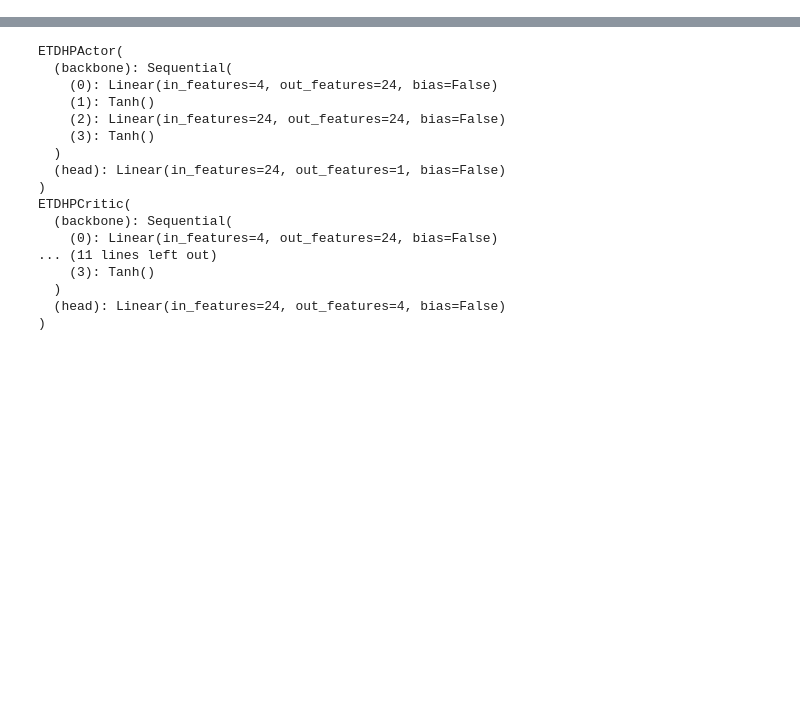
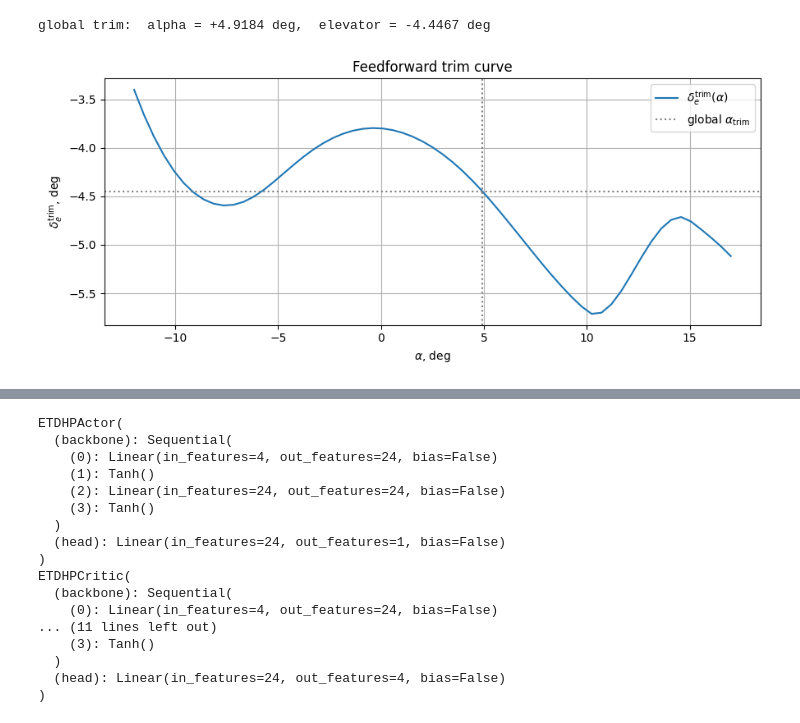
Before and after one commit to TensorAeroSpace/TensorAeroSpace, a Jupyter notebook: example/reinforcement_learning/example_etdhp_nonlinear_f16.ipynb, the cells around one changed output, grey strips where cells are left out. Cells and saved outputs as stored; diff of their text form; code cells hidden in the pictures; blank space fills up the shorter version.

```diff
--- a/example/reinforcement_learning/example_etdhp_nonlinear_f16.ipynb
+++ b/example/reinforcement_learning/example_etdhp_nonlinear_f16.ipynb
@@ -128,0 +58,43 @@ We drive the plant with a small multi-sine excitation around trim and record tup
+# %%
+params = default_parameters()
+
+def trim_residual(z):
+    alpha, stab = z
+    x = np.array([alpha, 0.0, stab, 0.0])
+    return list(f16_ode_long(x, np.array([stab]), 0.0, params)[:2])
+
+sol, _info, ier, msg = fsolve(
+    trim_residual, x0=[math.radians(2.0), math.radians(-2.0)], full_output=True
+)
+assert ier == 1, f'trim search failed: {msg}'
+alpha_trim_rad, stab_trim_rad = float(sol[0]), float(sol[1])
+alpha_trim_deg = math.degrees(alpha_trim_rad)
+stab_trim_deg = math.degrees(stab_trim_rad)
+print(f'global trim:  alpha = {alpha_trim_deg:+.4f} deg,  elevator = {stab_trim_deg:+.4f} deg')
+# %% [output]
+global trim:  alpha = +4.9184 deg,  elevator = -4.4467 deg
+# %%
+def stab_for_alpha(alpha_rad: float) -> float:
+    """Elevator deflection (rad) that produces zero pitching moment at the given alpha."""
+    def res(s):
+        x = np.array([alpha_rad, 0.0, s[0], 0.0])
+        return f16_ode_long(x, np.array([s[0]]), 0.0, params)[1]
+    return float(fsolve(res, x0=[math.radians(-2.0)])[0])
+
+alphas_grid_deg = np.linspace(-12.0, 17.0, 61)
+alphas_grid_rad = np.deg2rad(alphas_grid_deg)
+stabs_grid_deg = np.array([math.degrees(stab_for_alpha(a)) for a in alphas_grid_rad])
+
+fig, ax = plt.subplots(figsize=(9, 4))
+ax.plot(alphas_grid_deg, stabs_grid_deg, label=r'$\delta_e^{\mathrm{trim}}(\alpha)$')
+ax.axvline(alpha_trim_deg, color='tab:gray', linestyle=':', label=r'global $\alpha_{\mathrm{trim}}$')
+ax.axhline(stab_trim_deg, color='tab:gray', linestyle=':')
+ax.set_xlabel(r'$\alpha$, deg')
+ax.set_ylabel(r'$\delta_e^{\mathrm{trim}}$, deg')
+ax.set_title('Feedforward trim curve')
+ax.grid(True)
+ax.legend()
+plt.tight_layout()
+plt.show()
+# %% [output]
+[figure, added]
```
Also changed, not shown: parts of 30 cells of this notebook, 49 other files.
